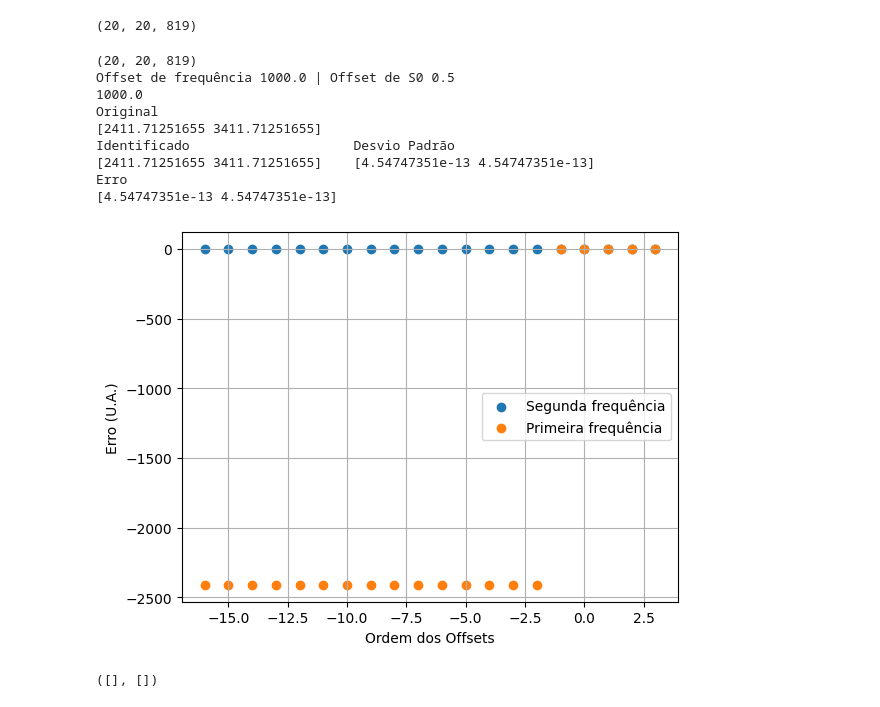
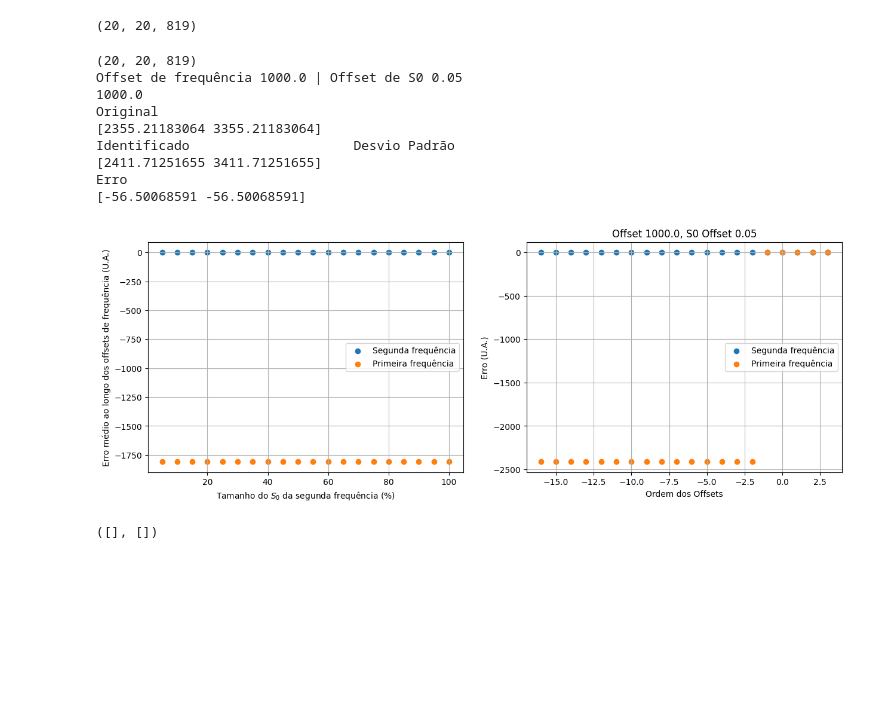
Before and after one commit to JoaoDell/MRI-study, a Jupyter notebook: examples/MPM/two_peaks.ipynb, the cells around one changed output. Cells and saved outputs as stored; diff of their text form; code cells hidden in the pictures; blank space fills up the shorter version.

```diff
--- a/examples/MPM/two_peaks.ipynb
+++ b/examples/MPM/two_peaks.ipynb
@@ -189,3 +221,7 @@ plt.yticks([])
+# %%
+L = 0.4
+noise_threshold = 30
+L_ = int(L*sig.size)
 # %%
 size = 20
 offsets = 10**(-(np.linspace(-3, size - 3 - 1, size)))
@@ -230,13 +267,14 @@ if rerun == False:
     phis_ = np.load(folder_name + subfolder_name + "phis_" + filename_end + ".npy")
     omegas_ = np.load(folder_name + subfolder_name + "omegas_" + filename_end + ".npy")
     t2s_ = np.load(folder_name + subfolder_name + "t2s_" + filename_end + ".npy")
+    s0_offsets = np.load(folder_name + subfolder_name + "s0_offsets" + filename_end + ".npy")
 # %%
 print(s0s_.shape)
 # %% [output]
 (20, 20, 819)
 # %%
-offset = 0
-s0_offset = 9
+i = 0
+s0_i = 0
 
 
 args = np.argsort(s0s_, axis=2)
@@ -244,45 +282,59 @@ print(args.shape)
 
 
 
-identified_s0 = np.sort(s0s_[offset, s0_offset, args[offset, s0_offset, :]][L_ - 2: L_]) #filtra apenas os dois ultimos, correspondentes aos dois ultimos picos
-identified_omega = np.sort(omegas_[offset, s0_offset, args[offset, s0_offset, :]][L_ - 2: L_])
-identified_phi = np.sort(phis_[offset, s0_offset, args[offset, s0_offset, :]][L_ - 2: L_])
-identified_t2 = np.sort(t2s_[offset, s0_offset, args[offset, s0_offset, :]][L_ - 2: L_])
+identified_s0 = np.sort(s0s_[i, s0_i, args[i, s0_i, :]][L_ - 2: L_]) #filtra apenas os dois ultimos, correspondentes aos dois ultimos picos
+identified_omega = np.sort(omegas_[i, s0_i, args[i, s0_i, :]][L_ - 2: L_])
+identified_phi = np.sort(phis_[i, s0_i, args[i, s0_i, :]][L_ - 2: L_])
+identified_t2 = np.sort(t2s_[i, s0_i, args[i, s0_i, :]][L_ - 2: L_])
 
-print(f"Offset de frequência {offsets[offset]} | Offset de S0 {s0_offsets[s0_offset]}")
+print(f"Offset de frequência {offsets[i]} | Offset de S0 {s0_offsets[s0_i]}")
 print(offsets[i])
 print("Original")
-print(np.sort(np.array([ws[0], ws[0] + offsets[offset]])))
+print(np.sort(np.array([ws[0], ws[0] + offsets[i]])))
 print("Identificado \t\t\t Desvio Padrão")
-print(identified_omega, "\t",identified_std_omega)
+print(identified_omega)
 print("Erro")
-print(np.sort(np.array([ws[0], ws[0] + offsets[offset]])) - identified_omega)
+print(np.sort(np.array([ws[0], ws[0] + offsets[i]])) - identified_omega)
 # %% [output]
 (20, 20, 819)
-Offset de frequência 1000.0 | Offset de S0 0.5
+Offset de frequência 1000.0 | Offset de S0 0.05
 1000.0
 Original
+[2355.21183064 3355.21183064]
+Identificado                     Desvio Padrão
 [2411.71251655 3411.71251655]
-Identificado                     Desvio Padrão
-[2411.71251655 3411.71251655]    [4.54747351e-13 4.54747351e-13]
 Erro
-[4.54747351e-13 4.54747351e-13]
+[-56.50068591 -56.50068591]
-# %%
-first_error, second_error = np.zeros_like(offsets), np.zeros_like(offsets)
-for k in range(offsets.size):
-    compare_arr = np.sort(omegas_[k, s0_offset, args[k, s0_offset, :]][L_ - 2: L_])
-    first_error[k] = compare_arr[0] - ws[0]
-    second_error[k] = compare_arr[1] - (ws[0] + offsets[k])
-
-# plt.figure(figsize=(10, 7))
-plt.scatter(np.log10(offsets), second_error, label = f"Segunda frequência")
-plt.scatter(np.log10(offsets), first_error, label = "Primeira frequência")
-plt.xlabel("Ordem dos Offsets")
-plt.ylabel("Erro (U.A.)")
-plt.legend()
-plt.grid()
-# %% [output]
-[figure, removed]
+# %%
+first_error, second_error = np.zeros((offsets.size, s0_offsets.size)), np.zeros((offsets.size, s0_offsets.size))
+for j in range(s0_offsets.size):
+    for k in range(offsets.size):
+        compare_arr = np.sort(omegas_[k, j, args[k, j, :]][L_ - 2: L_])
+        first_error[k, j] = compare_arr[0] - ws[1]
+        second_error[k, j] = compare_arr[1] - (ws[1] + offsets[k])
+
+plt.figure(figsize=(15, 5))
+
+plt.subplot(121)
+plt.scatter(s0_offsets*100, np.average(second_error, axis = 0), label = f"Segunda frequência")
+plt.scatter(s0_offsets*100, np.average(first_error, axis = 0), label = "Primeira frequência")
+plt.xlabel(r"Tamanho do $S_0$ da segunda frequência (%)")
+plt.ylabel("Erro médio ao longo dos offsets de frequência (U.A.)")
+# plt.ylim(-1810, -1808)
+plt.legend()
+plt.grid()
+
+plt.subplot(122)
+plt.scatter(np.log10(offsets), second_error[:, s0_i], label = f"Segunda frequência")
+plt.scatter(np.log10(offsets), first_error[:, s0_i], label = "Primeira frequência")
+plt.xlabel("Ordem dos Offsets")
+plt.ylabel("Erro (U.A.)")
+plt.title(f"Offset {offsets[i]}, S0 Offset {round(s0_offsets[s0_i], 4)}")
+# plt.ylim(-10*1e-12, 10*1e-12)
+plt.legend()
+plt.grid()
+# %% [output]
+[figure, added]
 # %%
 identified_pop = pymri.population(identified_omega, identified_t2, identified_s0, identified_phi)
 
```
Also changed, not shown: parts of 40 cells of this notebook, 41 other files.
